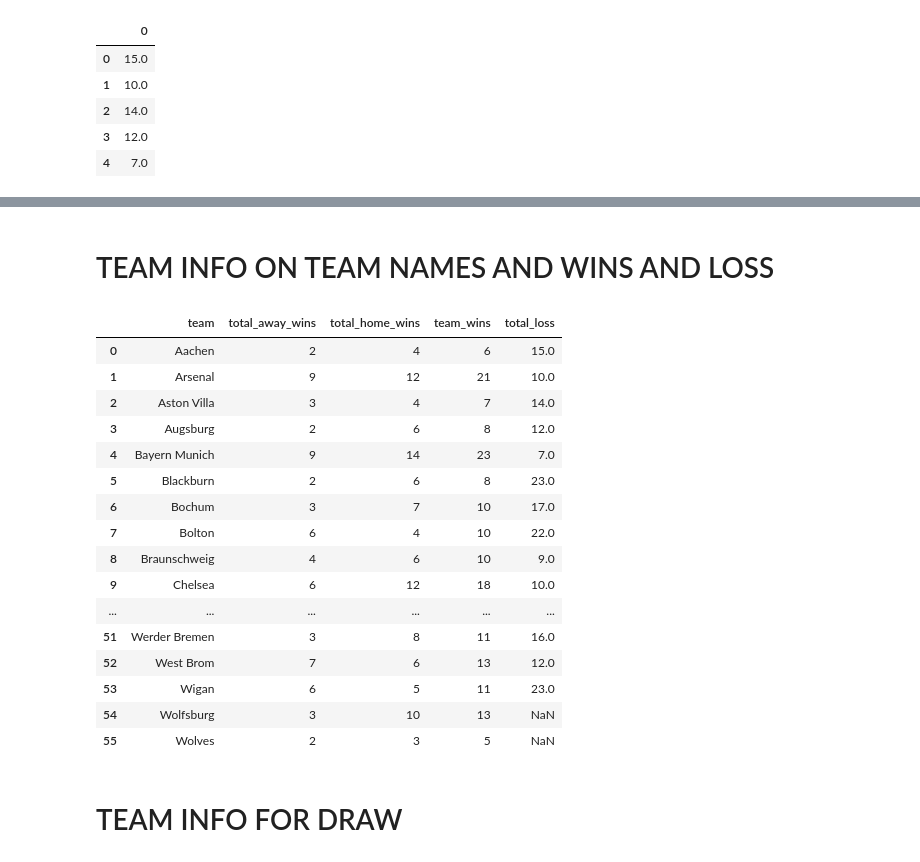
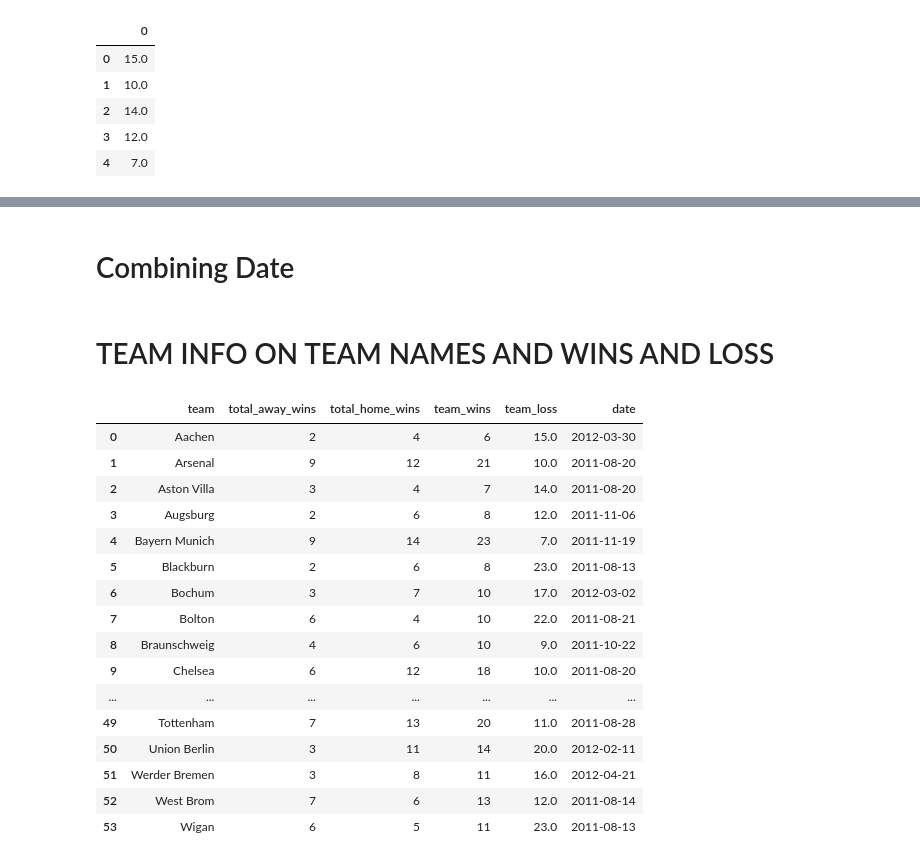
Before and after one commit to jeffersonzaki/dc-ds-010620, a Jupyter notebook: Mod2-SummativeLab/Mod2Lab.ipynb, the cells around one changed output, grey strips where cells are left out. Drawn from its saved outputs; the diff is of its cells as text; code cells hidden in the pictures.

```diff
--- a/Mod2-SummativeLab/Mod2Lab.ipynb
+++ b/Mod2-SummativeLab/Mod2Lab.ipynb
@@ -60,7 +72,7 @@ GROUP BY HomeTeam -- no dups
 # %%
 # Finding total wins for away teams
 away_wins_df = pd.read_sql_query("""
-SELECT AwayTeam as team, COUNT(FTR) as total_away_wins
+SELECT AwayTeam as team, COUNT(FTR) as total_away_wins, Date
 FROM Matches
 WHERE Season LIKE 2011 AND FTR = "A"
 GROUP BY AwayTeam -- no dups
@@ -115,0 +164,2 @@ total_loss.head()
+# %% [markdown]
+# Combining Date
@@ -124,23 +174,23 @@ team_info["team_wins"] = team_wins
-# %%
-team_info['total_loss'] = total_loss
-team_info
-# %% [output]
-|  | team | total_away_wins | total_home_wins | team_wins | total_loss |
-| 0 | Aachen | 2 | 4 | 6 | 15.0 |
-| 1 | Arsenal | 9 | 12 | 21 | 10.0 |
-| 2 | Aston Villa | 3 | 4 | 7 | 14.0 |
-| 3 | Augsburg | 2 | 6 | 8 | 12.0 |
-| 4 | Bayern Munich | 9 | 14 | 23 | 7.0 |
-| 5 | Blackburn | 2 | 6 | 8 | 23.0 |
-| 6 | Bochum | 3 | 7 | 10 | 17.0 |
-| 7 | Bolton | 6 | 4 | 10 | 22.0 |
-| 8 | Braunschweig | 4 | 6 | 10 | 9.0 |
-| 9 | Chelsea | 6 | 12 | 18 | 10.0 |
-| ... | ... | ... | ... | ... | ... |
-| 51 | Werder Bremen | 3 | 8 | 11 | 16.0 |
-| 52 | West Brom | 7 | 6 | 13 | 12.0 |
-| 53 | Wigan | 6 | 5 | 11 | 23.0 |
-| 54 | Wolfsburg | 3 | 10 | 13 | NaN |
-| 55 | Wolves | 2 | 3 | 5 | NaN |
-# %% [markdown]
-# TEAM INFO FOR DRAW
+# %%
+team_info["team_wins"] = team_wins # Creating a new column called team_wins, giving it the value of team_wins
+team_info['team_loss'] = total_loss # Creating a new column called team_loss, giving it the value of total_loss
+team_info["date"] = dates_df # Creating a new column called date, giving it a value of the dates_df
+team_info.dropna() # Dropping rows that have NaN
+# %% [output]
+|  | team | total_away_wins | total_home_wins | team_wins | team_loss | date |
+| 0 | Aachen | 2 | 4 | 6 | 15.0 | 2012-03-30 |
+| 1 | Arsenal | 9 | 12 | 21 | 10.0 | 2011-08-20 |
+| 2 | Aston Villa | 3 | 4 | 7 | 14.0 | 2011-08-20 |
+| 3 | Augsburg | 2 | 6 | 8 | 12.0 | 2011-11-06 |
+| 4 | Bayern Munich | 9 | 14 | 23 | 7.0 | 2011-11-19 |
+| 5 | Blackburn | 2 | 6 | 8 | 23.0 | 2011-08-13 |
+| 6 | Bochum | 3 | 7 | 10 | 17.0 | 2012-03-02 |
+| 7 | Bolton | 6 | 4 | 10 | 22.0 | 2011-08-21 |
+| 8 | Braunschweig | 4 | 6 | 10 | 9.0 | 2011-10-22 |
+| 9 | Chelsea | 6 | 12 | 18 | 10.0 | 2011-08-20 |
+| ... | ... | ... | ... | ... | ... | ... |
+| 49 | Tottenham | 7 | 13 | 20 | 11.0 | 2011-08-28 |
+| 50 | Union Berlin | 3 | 11 | 14 | 20.0 | 2012-02-11 |
+| 51 | Werder Bremen | 3 | 8 | 11 | 16.0 | 2012-04-21 |
+| 52 | West Brom | 7 | 6 | 13 | 12.0 | 2011-08-14 |
+| 53 | Wigan | 6 | 5 | 11 | 23.0 | 2011-08-13 |
```
Also changed, not shown: parts of 19 cells of this notebook, 12 other files.
